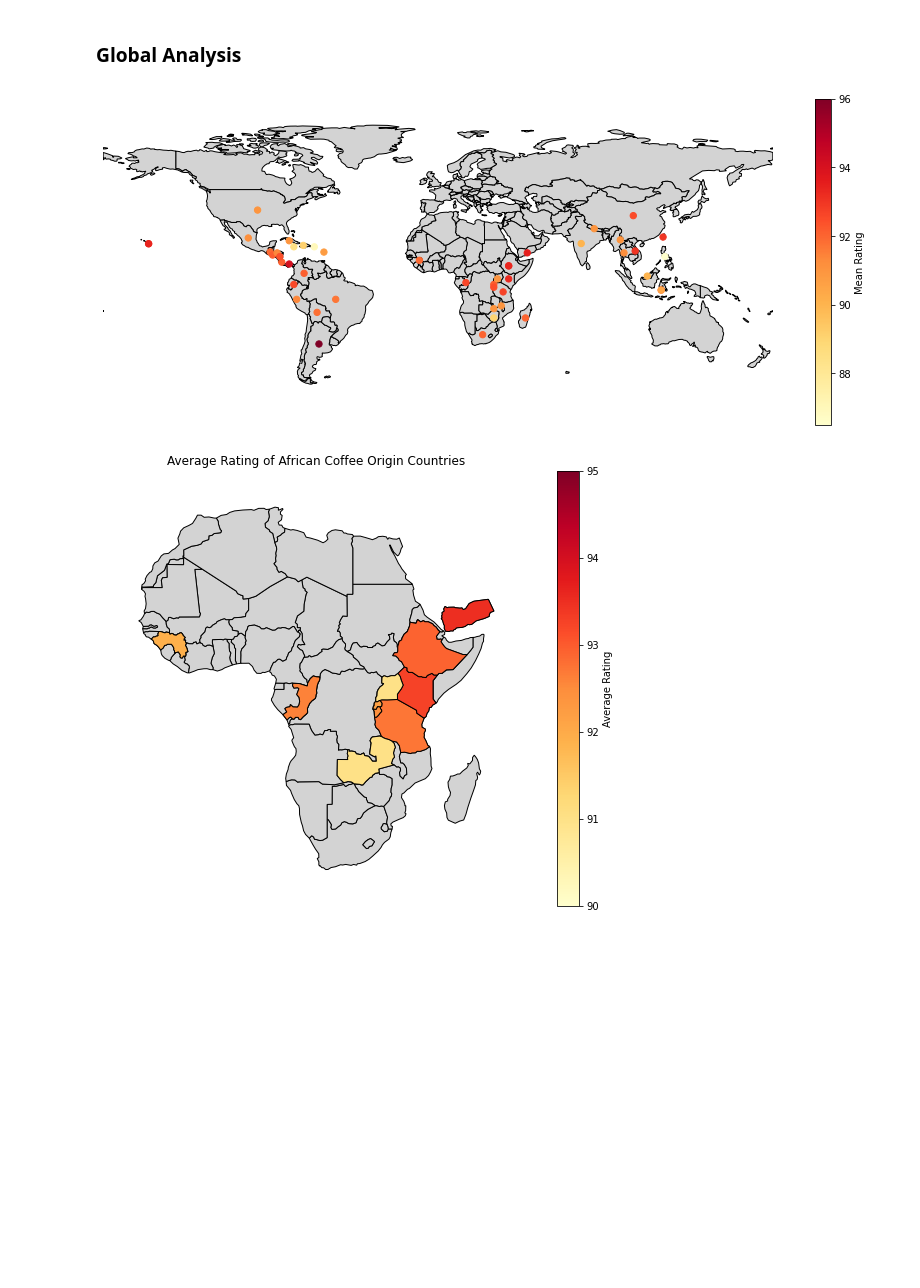
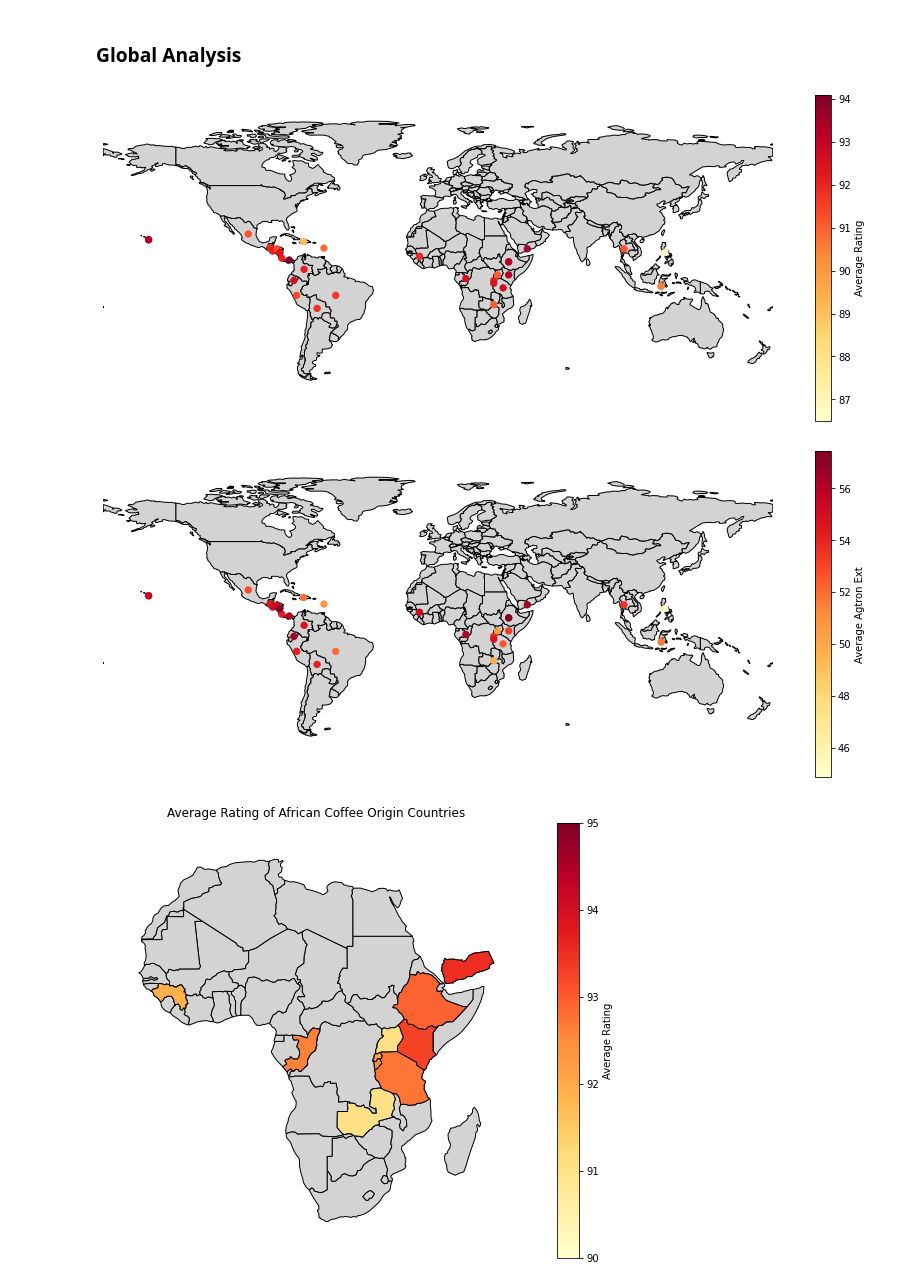
Before and after one commit to jareyc/Coffee-Project, a Jupyter notebook: dejabrew.ipynb, the cells around one changed output. Cells and saved outputs as stored; diff of their text form; code cells hidden in the pictures; blank space fills up the shorter version.

Commit message:
removed outliers in Agtron data, organized structure of notebook, added regression plots, updated continent plots

```diff
--- a/dejabrew.ipynb
+++ b/dejabrew.ipynb
@@ -431,15 +456,19 @@ Notes:
 [1] Standard Errors assume that the covariance matrix of the errors is correctly specified.
 # %%
 # Looking at the top N most common coffee origin countries
-N = 5
+N = 50
 topN_df = pd.DataFrame()
 
 topN = coffee_df["Coffee Origin"].value_counts().nlargest(N).index.tolist()
 
 for country in topN:
     country_df = coffee_df[coffee_df["Coffee Origin"] == country]
-    country_dict = {"Country":country, "Count":len(country_df.index),"Mean Rating":country_df.Rating.mean(), "Mean Agtron Ext": country_df["Agtron Ext"].mean(), "Mean Dollars/Oz":country_df["Dollars/Oz"].mean(), "Mean Value": country_df["Value"].mean()}
+    country_dict = {"Country":country, "Count":len(country_df.index),"Mean Rating":country_df.Rating.mean(), "Mean Agtron Ext": country_df["Agtron Ext"].mean(), "Mean Agtron Gnd": country_df["Agtron Gnd"].mean(), "Mean Dollars/Oz":country_df["DollarsPerOz"].mean(), "Mean Value": country_df["Value"].mean()}
     topN_df = topN_df.append(country_dict, ignore_index=True)
 
-topN_df
+topN_df = topN_df.sort_values(by=['Mean Rating'], ascending=False)
+
+topN_df.plot.bar(y="Count", x="Country", legend=None, color='red', edgecolor='black');
+plt.title("Number of Reviews by Origin Country");
+plt.ylabel("Count");
 # %% [output]
@@ -474,34 +523,38 @@ top_coffees
 # %%
 # World map plot
 
 # Collecting all coffee origin countries and putting characteristics into a dataframe
 origins_df = pd.DataFrame()
 
 countries = coffee_df["Coffee Origin"].value_counts().index.tolist()
 
 for country in countries:
     country_df = coffee_df[coffee_df["Coffee Origin"] == country]
     lat = latlong_df[latlong_df.Country == country].Latitude.values[0]
     long = latlong_df[latlong_df.Country == country].Longitude.values[0]
 
-    country_dict = {"Country":country, "Count":len(country_df.index),"Mean Rating":country_df.Rating.mean(), "Mean Agtron Ext": country_df["Agtron Ext"].mean(), "Mean Dollars/Oz":country_df["DollarsPerOz"].mean(), "Mean Value": country_df["Value"].mean(), "Latitude": lat, "Longitude": long}
+    country_dict = {"Country":country, "Count":len(country_df.index),"Average Rating":country_df.Rating.mean(), "Average Agtron Ext": country_df["Agtron Ext"].mean(), "Average Dollars/Oz":country_df["DollarsPerOz"].mean(), "Mean Value": country_df["Value"].mean(), "Latitude": lat, "Longitude": long}
     origins_df = origins_df.append(country_dict, ignore_index=True)
 
 fig, ax = plt.subplots(figsize=(15,6))
 countries = gpd.read_file(
                gpd.datasets.get_path("naturalearth_lowres"))
 countries = countries[countries.name != "Antarctica"]
 
-#sns.lmplot(x='Longitude', y='Latitude', data=coffee_df, hue='Value', fit_reg=False)
-geoplot.polyplot(countries,facecolor='lightgray',
-ax=ax)
+geoplot.polyplot(countries,facecolor='lightgray', ax=ax)
 
 # Filter out countries that have less than 5 reviews from there
 origins_df_filt = origins_df[origins_df["Count"] >= 5]
 
-origins_df.plot(x="Longitude", y="Latitude", s=40,kind="scatter", c="Mean Rating", ax=ax, cmap="YlOrRd");
+origins_df_filt.plot(x="Longitude", y="Latitude", s=40,kind="scatter", c="Average Rating", ax=ax, cmap="YlOrRd");
+
+fig2, ax2 = plt.subplots(figsize=(15,6))
+
+geoplot.polyplot(countries,facecolor='lightgray', ax=ax2)
+origins_df_filt.plot(x="Longitude", y="Latitude", s=40,kind="scatter", c="Average Agtron Ext", ax=ax2, cmap="YlOrRd");
 # %% [output]
-[figure, old version]
+[figure, new version]
+[figure, added]
 # %%
 # Africa plot
 fig, ax = plt.subplots(figsize=(10,8))
```
Also changed, not shown: parts of 36 cells of this notebook, 1 other file.
